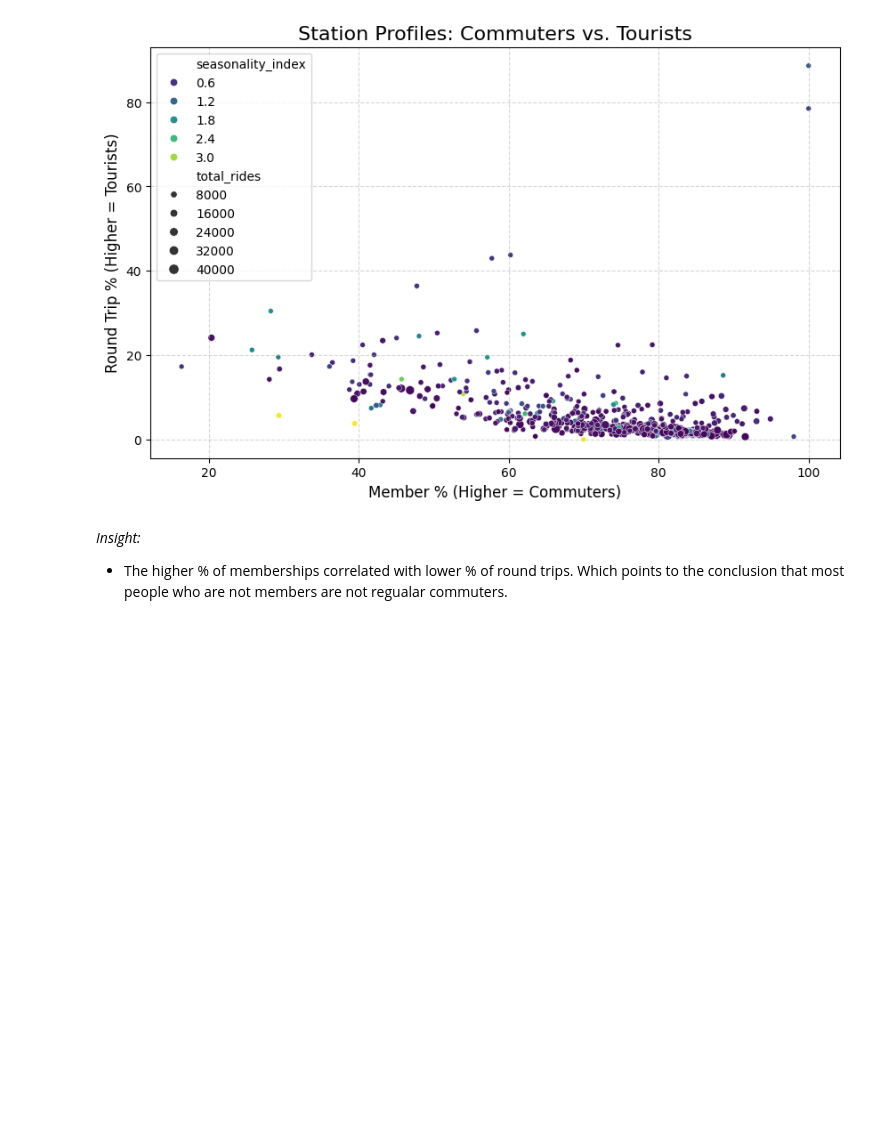
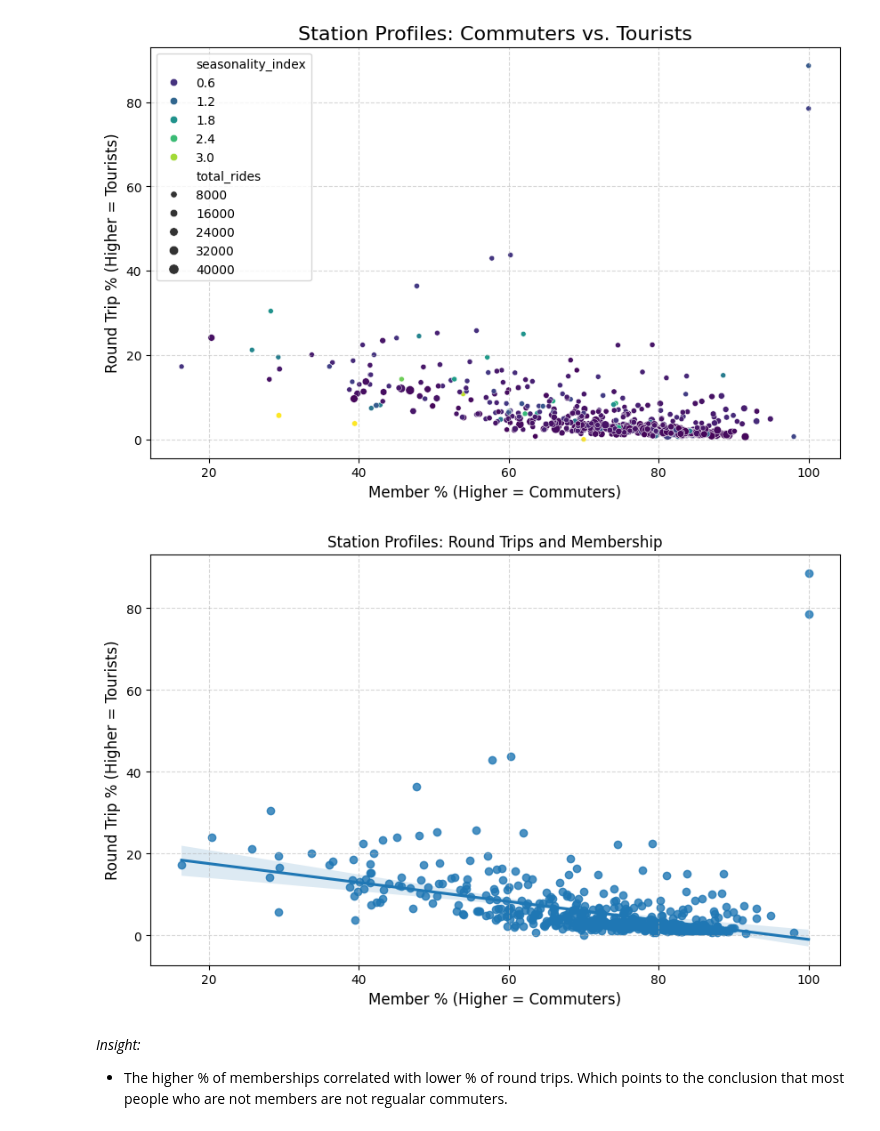
Before and after one commit to mdinaya/baywheels_analysis, a Jupyter notebook: notebooks/01_user_behavior.ipynb, the cells around one changed output. Cells and saved outputs as stored; diff of their text form; code cells hidden in the pictures; blank space fills up the shorter version.

```diff
--- a/notebooks/01_user_behavior.ipynb
+++ b/notebooks/01_user_behavior.ipynb
@@ -178,6 +178,16 @@ plt.grid(True, linestyle='--', alpha=0.5)
 plt.show()
 # %% [output]
 [figure]
+# %%
+plt.figure(figsize=(10, 6))
+sns.regplot(data=final_analysis, x="member_pct", y="round_trip_pct")
+plt.title("Station Profiles: Round Trips and Membership", fontsize=12)
+plt.xlabel('Member % (Higher = Commuters)', fontsize=12)
+plt.ylabel('Round Trip % (Higher = Tourists)', fontsize=12)
+plt.grid(True, linestyle='--', alpha=0.5)
+plt.show()
+# %% [output]
+[figure, added]
 # %% [markdown]
 *Insight:*
 - The higher % of memberships correlated with lower % of round trips. Which points to the conclusion that most people who are not members are not regualar commuters.
```
Also changed, not shown: 4 other files.
